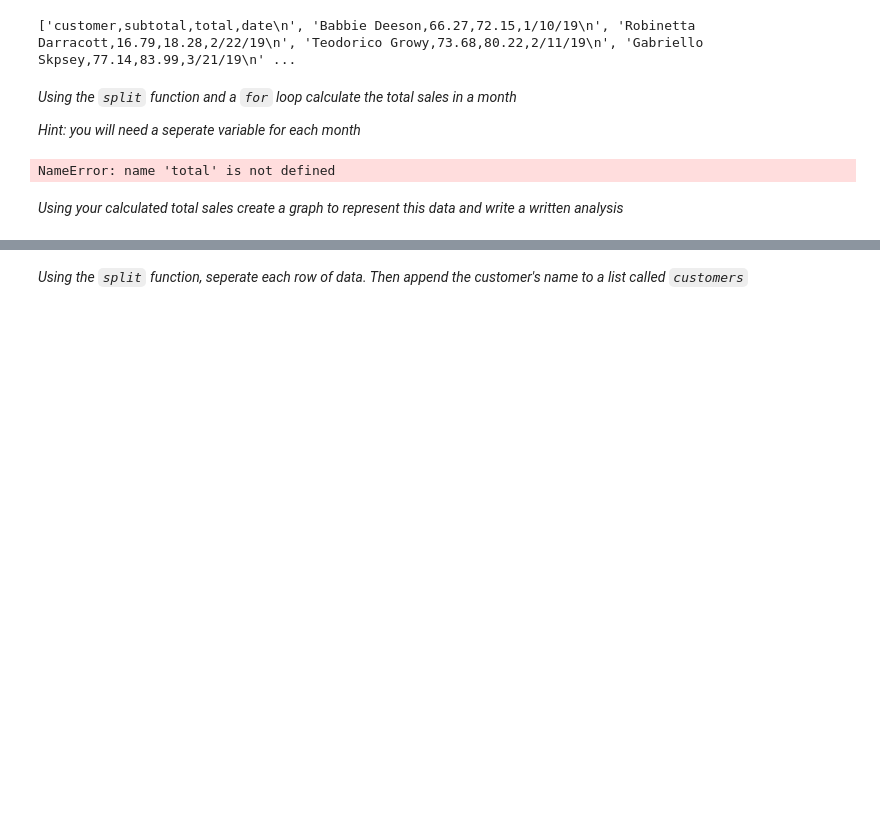
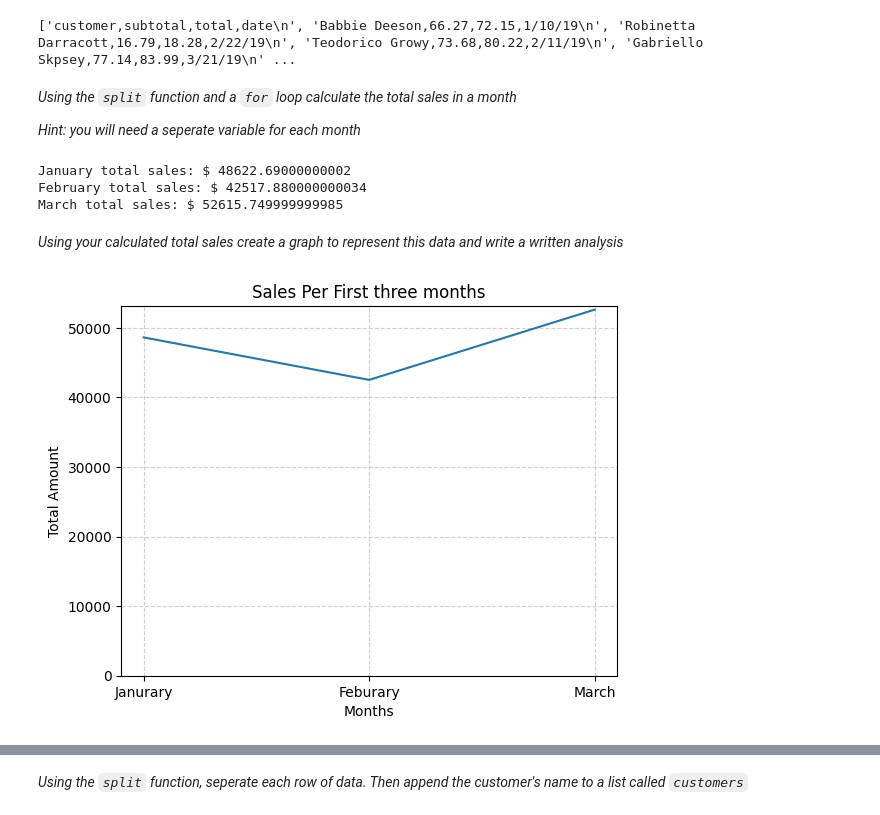
Before and after one commit to theylovecjawn/unit-2, a Jupyter notebook: splitting_data_real.ipynb, the cells around one changed output, grey strips where cells are left out. Saved outputs shown, nothing was run; the diff lists cells and outputs as text; code cells hidden in the pictures; blank space fills up the shorter version.

```diff
--- a/splitting_data_real.ipynb
+++ b/splitting_data_real.ipynb
@@ -40,29 +40,45 @@ print(content) #prints the content
 
 *Hint: you will need a seperate variable for each month*
 # %%
-jan = 0
-feb = 0
-mar = 0
-
+jan = 0 #creates variable for jan
+feb = 0#creates variabel for feb
+mar = 0 #creates variabel for mar
+del content[0]
 for line in content:
     parts = line.strip().split(',')
 
-    # Assuming the date is in the format MM/DD/YYYY
-    date = parts[0]  # Use index 0 to access the date
+    #making sure that the date is in the format MM/DD/YYYY
+    date = parts[3]  # Use index 0 to access the date
     month = date.split('/')[0]
-    total = eval(parts[2])
+    total = float(parts[2])
 
     if month == "1":
-        jan += total  # Add the sales value to the corresponding month
+        jan += total  #adds the sales value to the corresponding month
     elif month == "2":
         feb += total
     elif month == "3":
         mar += total
 
-print("January total sales:", jan)
-print("February total sales:", feb)
-print("March total sales:", mar)
+print("January total sales:","$", jan) #prints  the total sales for jan
+print("February total sales:","$", feb) #prints the total sales for jan
+print("March total sales:","$",mar) #prints the total sales for jan
 # %% [output]
-NameError: name 'total' is not defined
+January total sales: $ 48622.69000000002
+February total sales: $ 42517.880000000034
+March total sales: $ 52615.749999999985
 # %% [markdown]
 *Using your calculated total sales create a graph to represent this data and write a written analysis*
+# %%
+import matplotlib.pyplot as plt  #imports the Pyplot from the matplotlib
+y = [jan, feb, mar] #list for the Y axis
+x = ["Janurary", "Feburary", "March"] #list for x axis
+
+
+plt.plot(x, y) #plots the graph
+plt.ylim(ymin=0) #sets the y axis minimum to 0
+plt.xlabel("Months") #names x axis to Months
+plt.ylabel("Total Amount") #y axis name is now total
+plt.title("Sales Per First three months") #sets the titles to sales per first three months
+plt.grid(True, linestyle='--', alpha=0.6) #adds grids to the graph
+# %% [output]
+[figure, added]
```
Also changed, not shown: parts of 5 cells of this notebook, 2 other files.
